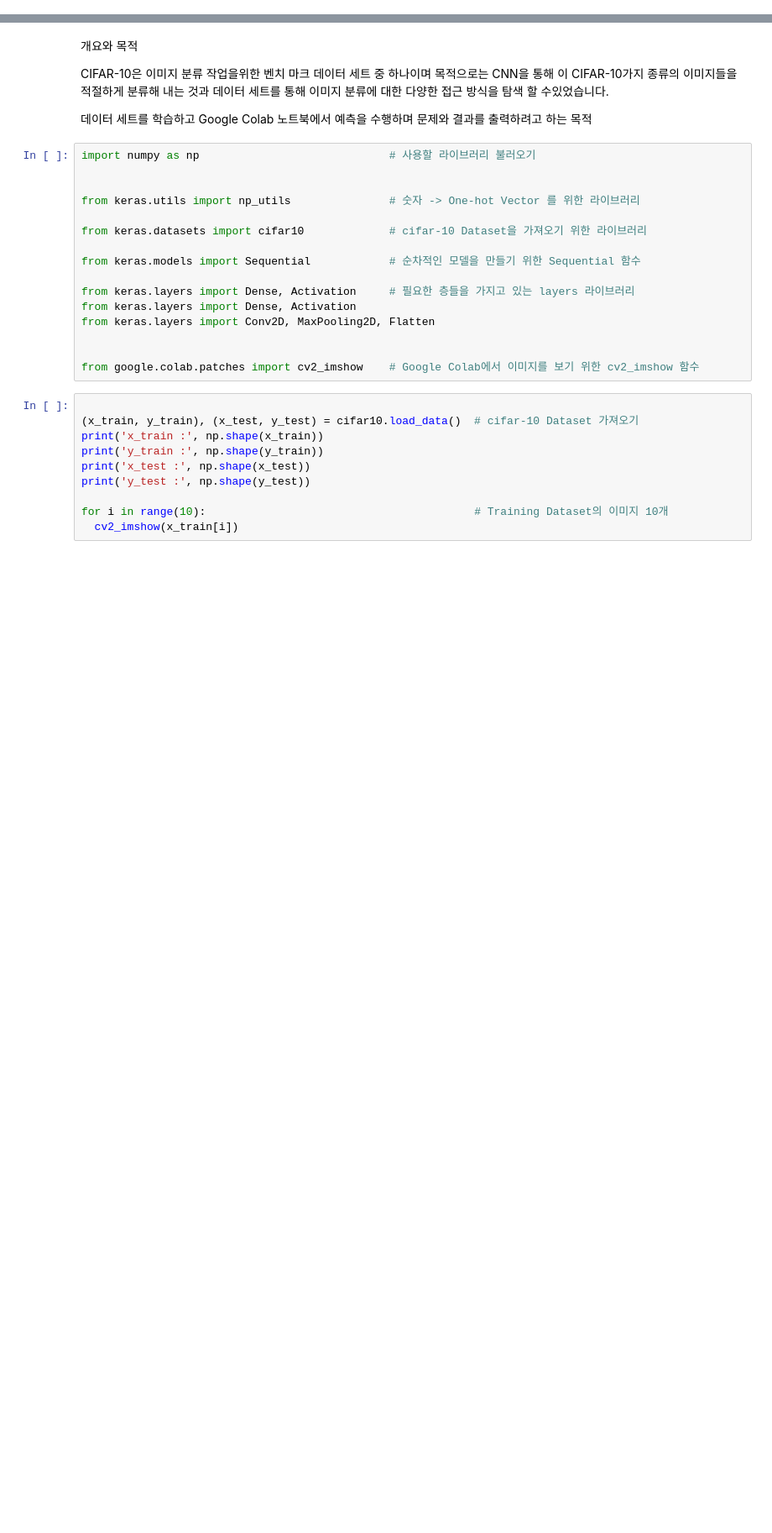
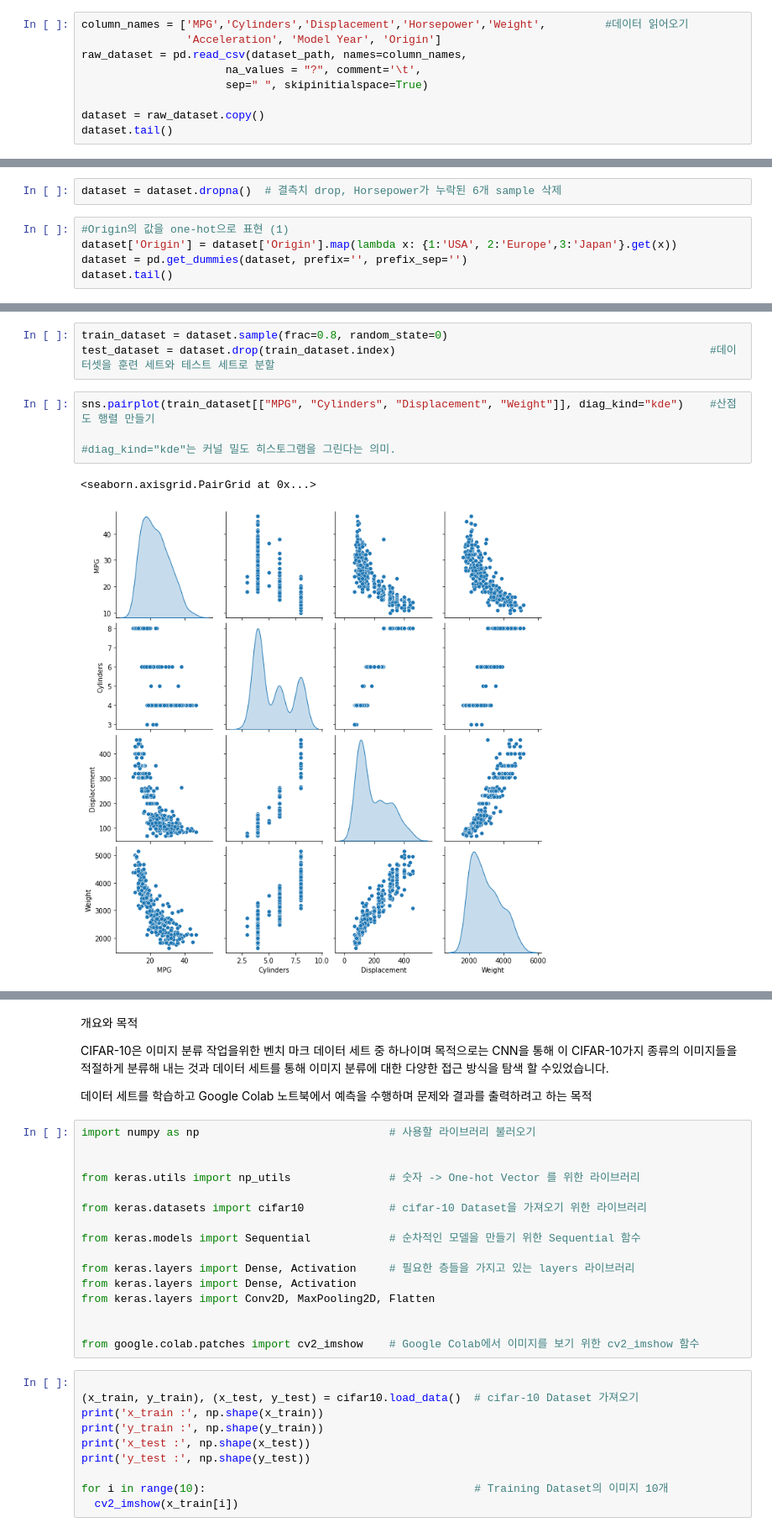
Before and after one commit to kimchangwoo1011/2020--2-AI, a Jupyter notebook: 20160774_김창우.ipynb, the cells around one changed output, grey strips where cells are left out. Shown at 84% size. Saved outputs shown, nothing was run; the diff lists cells and outputs as text; blank space fills up the shorter version.

```diff
--- a/20160774_김창우.ipynb
+++ b/20160774_김창우.ipynb
@@ -2,0 +42,9 @@
+# %%
+column_names = ['MPG','Cylinders','Displacement','Horsepower','Weight',         #데이터 읽어오기
+                'Acceleration', 'Model Year', 'Origin']
+raw_dataset = pd.read_csv(dataset_path, names=column_names,
+                      na_values = "?", comment='\t',
+                      sep=" ", skipinitialspace=True)
+
+dataset = raw_dataset.copy()
+dataset.tail()
@@ -2,0 +70,7 @@
+# %%
+dataset = dataset.dropna()  # 결측치 drop, Horsepower가 누락된 6개 sample 삭제
+# %%
+#Origin의 값을 one-hot으로 표현 (1)
+dataset['Origin'] = dataset['Origin'].map(lambda x: {1:'USA', 2:'Europe',3:'Japan'}.get(x))
+dataset = pd.get_dummies(dataset, prefix='', prefix_sep='')
+dataset.tail()
@@ -2,0 +84,9 @@
+# %%
+train_dataset = dataset.sample(frac=0.8, random_state=0)
+test_dataset = dataset.drop(train_dataset.index)                                                #데이터셋을 훈련 세트와 테스트 세트로 분할
+# %%
+sns.pairplot(train_dataset[["MPG", "Cylinders", "Displacement", "Weight"]], diag_kind="kde")    #산점도 행렬 만들기
+                                                                                                #diag_kind="kde"는 커널 밀도 히스토그램을 그린다는 의미.
+# %% [output]
+<seaborn.axisgrid.PairGrid at 0x...>
+[figure, added]
```
Also changed, not shown: parts of 33 cells of this notebook.
